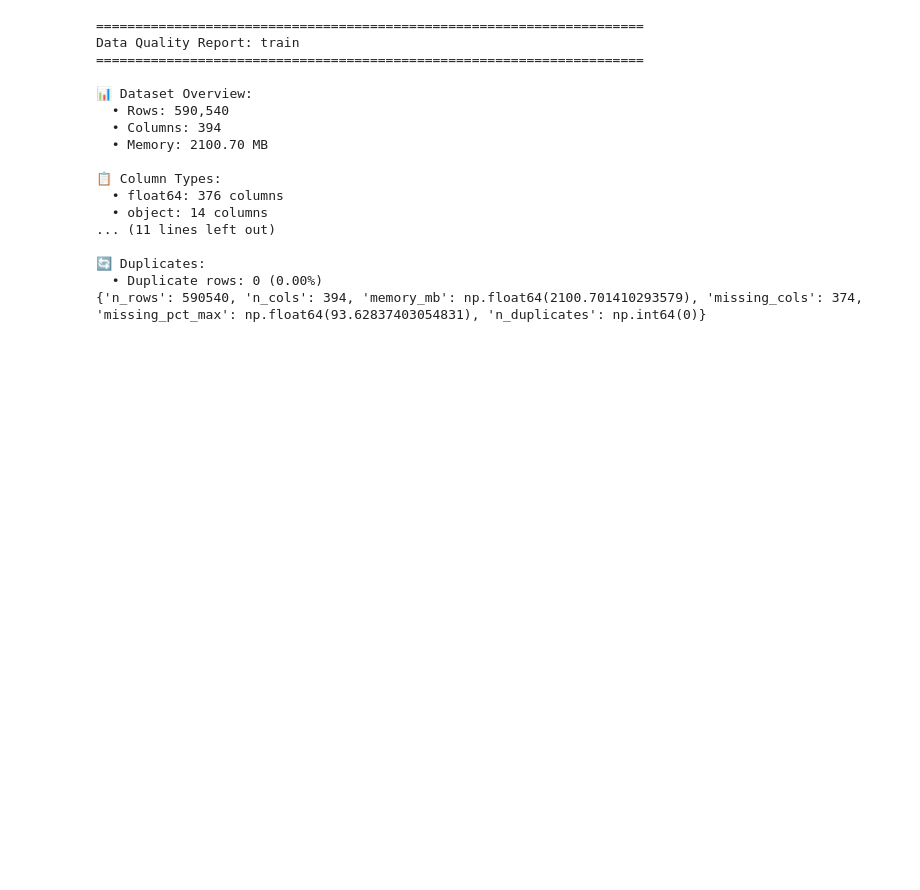
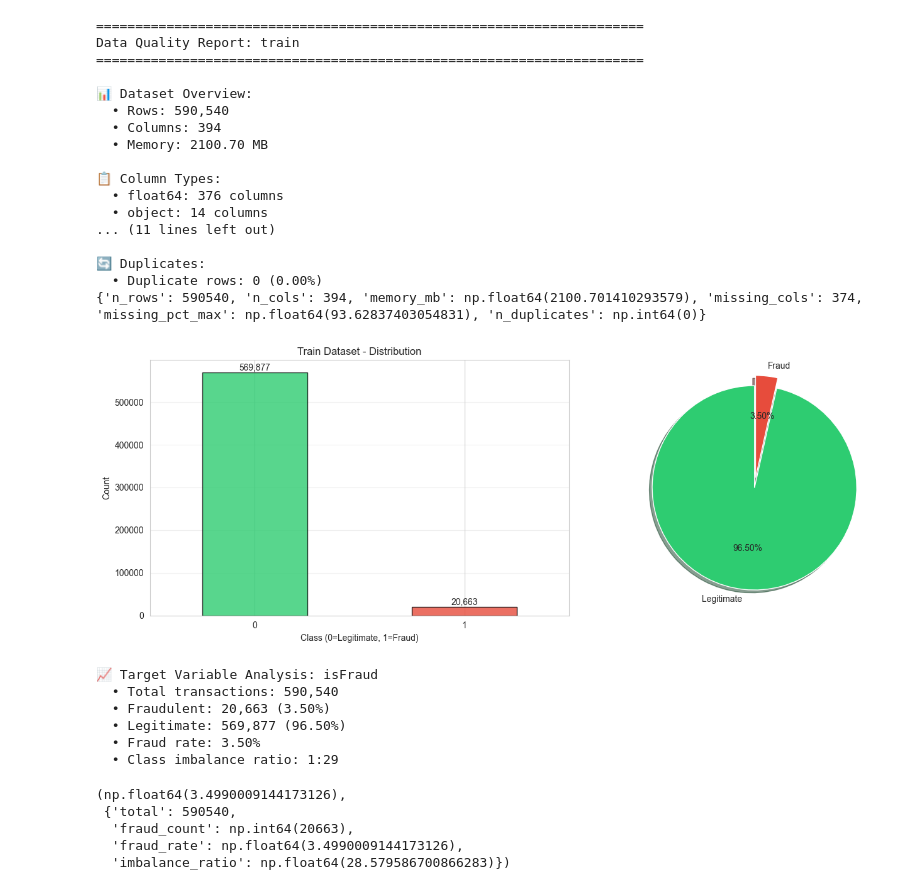
Before and after one commit to devbrewai/ai-fraud-detection-cross-border-payments, a Jupyter notebook: notebooks/01_data_exploration.ipynb, the cells around one changed output. Cells and saved outputs as stored; diff of their text form; code cells hidden in the pictures; blank space fills up the shorter version.

```diff
--- a/notebooks/01_data_exploration.ipynb
+++ b/notebooks/01_data_exploration.ipynb
@@ -248,3 +322,19 @@ Data Quality Report: train
 🔄 Duplicates:
   • Duplicate rows: 0 (0.00%)
 {'n_rows': 590540, 'n_cols': 394, 'memory_mb': np.float64(2100.701410293579), 'missing_cols': 374, 'missing_pct_max': np.float64(93.62837403054831), 'n_duplicates': np.int64(0)}
+# %%
+# Test data visualization
+analyze_target_variable(train_df, 'isFraud', 'Train Dataset')
+# %% [output]
+[figure, added]
+📈 Target Variable Analysis: isFraud
+  • Total transactions: 590,540
+  • Fraudulent: 20,663 (3.50%)
+  • Legitimate: 569,877 (96.50%)
+  • Fraud rate: 3.50%
+  • Class imbalance ratio: 1:29
+(np.float64(3.4990009144173126),
+ {'total': 590540,
+  'fraud_count': np.int64(20663),
+  'fraud_rate': np.float64(3.4990009144173126),
+  'imbalance_ratio': np.float64(28.579586700866283)})
```
Also changed, not shown: parts of 1 cell of this notebook.
